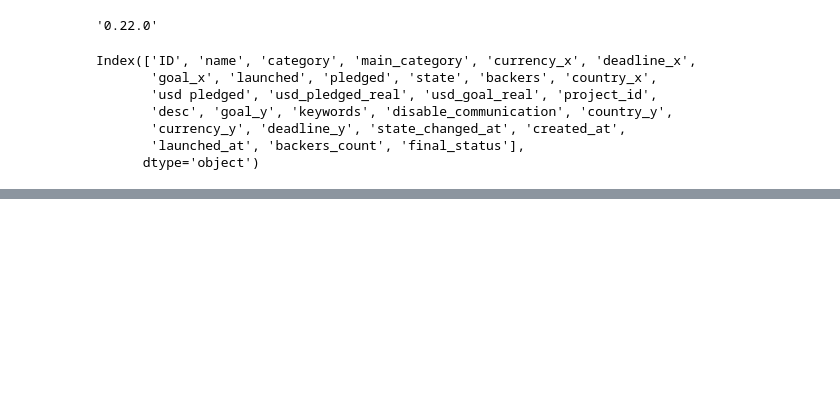
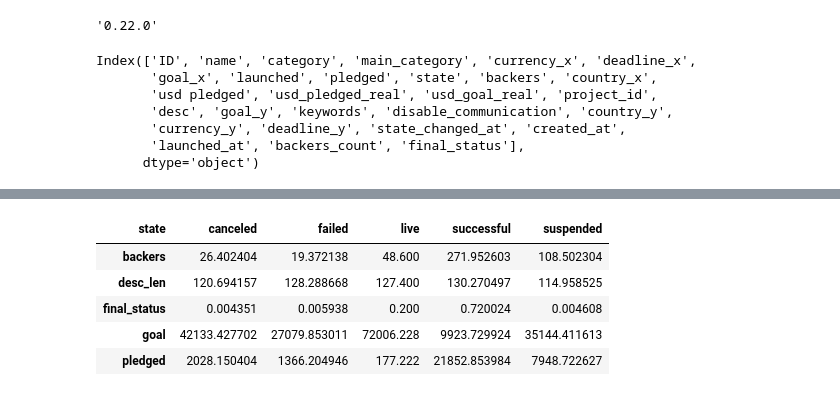
Before and after one commit to isaac-ped/cis519-project-2, a Jupyter notebook: DescriptiveStats.ipynb, the cells around one changed output, grey strips where cells are left out. Cells and saved outputs as stored; diff of their text form; code cells hidden in the pictures; blank space fills up the shorter version.

```diff
--- a/DescriptiveStats.ipynb
+++ b/DescriptiveStats.ipynb
@@ -49,7 +49,7 @@ conversions = {
 
 drops = (
     'ID', 'project_id', 'keywords', 'deadline_x',
-    'launched', 'disable_communication',
+    'disable_communication',
     'goal_x', 'goal_y', 'usd pledged'
 )
 # %%
@@ -118,9 +99,28 @@ The following columns showed differences when renaming!
-# %%
-from scipy import stats
-
-cleaned['desc_len'] = cleaned.desc.str.len()
-
-try:
-    cleaned['duration'] = cleaned['deadline'] - cleaned['created_at']
-except Exception:
-    pass
+# %%
+from scipy import stats
+
+cleaned['desc_len'] = cleaned.desc.str.len()
+
+try:
+    ######################
+    ## I'm filtering out projects that lasted less than a day.
+    ## (Seems to be about 1,000 of them)
+    ######################
+    cleaned['duration'] = cleaned['deadline'] - cleaned['launched_at']
+    real_duration = cleaned['state_changed_at'] - cleaned['launched_at']
+    cleaned = cleaned[real_duration > pd.Timedelta(days=1)]
+except Exception:
+    print("Couldn't create duration or filter dataset")
+    pass
+
+cleaned = cleaned[cleaned['goal'] > 100]
+cleaned = cleaned[cleaned['goal'] <= 2e6]
+# %%
+pd.pivot_table(cleaned, columns=['state'])
+# %% [output]
+| state | canceled | failed | live | successful | suspended |
+| backers | 26.402404 | 19.372138 | 48.600 | 271.952603 | 108.502304 |
+| desc_len | 120.694157 | 128.288668 | 127.400 | 130.270497 | 114.958525 |
+| final_status | 0.004351 | 0.005938 | 0.200 | 0.720024 | 0.004608 |
+| goal | 42133.427702 | 27079.853011 | 72006.228 | 9923.729924 | 35144.411613 |
+| pledged | 2028.150404 | 1366.204946 | 177.222 | 21852.853984 | 7948.722627 |
```
Also changed, not shown: parts of 17 cells of this notebook.
